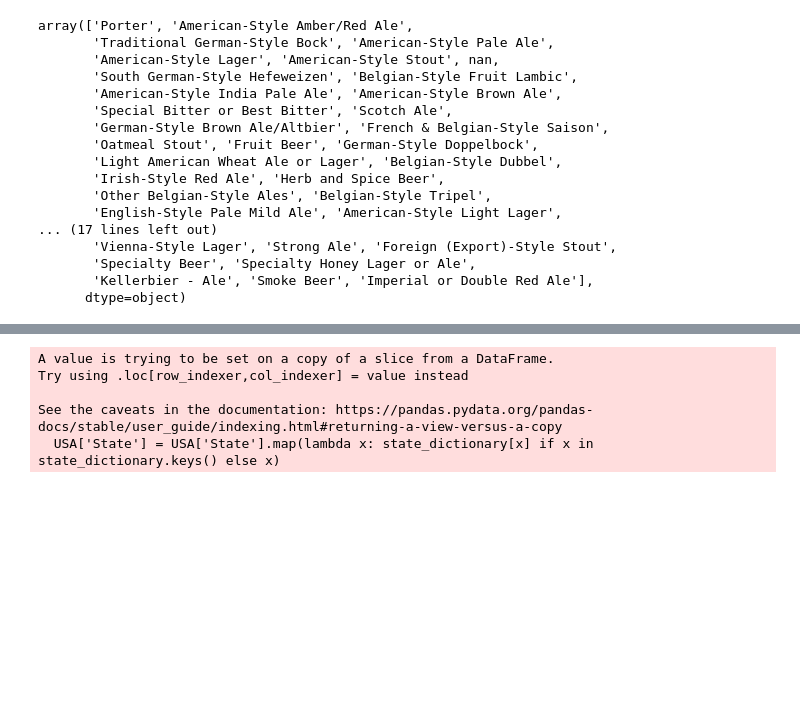
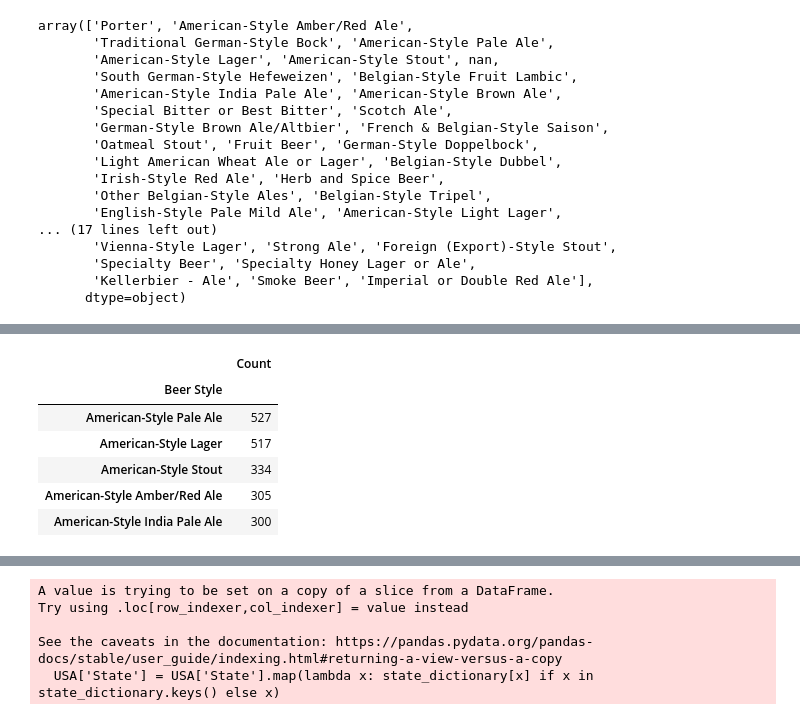
Before and after one commit to a-prospero/strange_brew, a Jupyter notebook: beer_style.ipynb, the cells around one changed output, grey strips where cells are left out. Saved outputs shown, nothing was run; the diff lists cells and outputs as text; code cells hidden in the pictures; blank space fills up the shorter version.

```diff
--- a/beer_style.ipynb
+++ b/beer_style.ipynb
@@ -102,6 +102,6 @@ array(['Porter', 'American-Style Amber/Red Ale',
        'Kellerbier - Ale', 'Smoke Beer', 'Imperial or Double Red Ale'],
       dtype=object)
 # %%
-nation_beer_style_count = clean_data['Beer Style'].value_counts()
+nation_beer_style_count = clean_data.value_counts(clean_data['Beer Style'])
 nation_beer_style_count.head(10)
 # %% [output]
@@ -118,0 +136,11 @@ Name: Beer Style, dtype: int64
+# %%
+nation_beer_style_count.columns = ['Count']
+nation_beer_style_count.head()
+# %% [output]
+|  | Count |
+| Beer Style |  |
+| American-Style Pale Ale | 527 |
+| American-Style Lager | 517 |
+| American-Style Stout | 334 |
+| American-Style Amber/Red Ale | 305 |
+| American-Style India Pale Ale | 300 |
```
Also changed, not shown: parts of 8 cells of this notebook, 2 other files.
